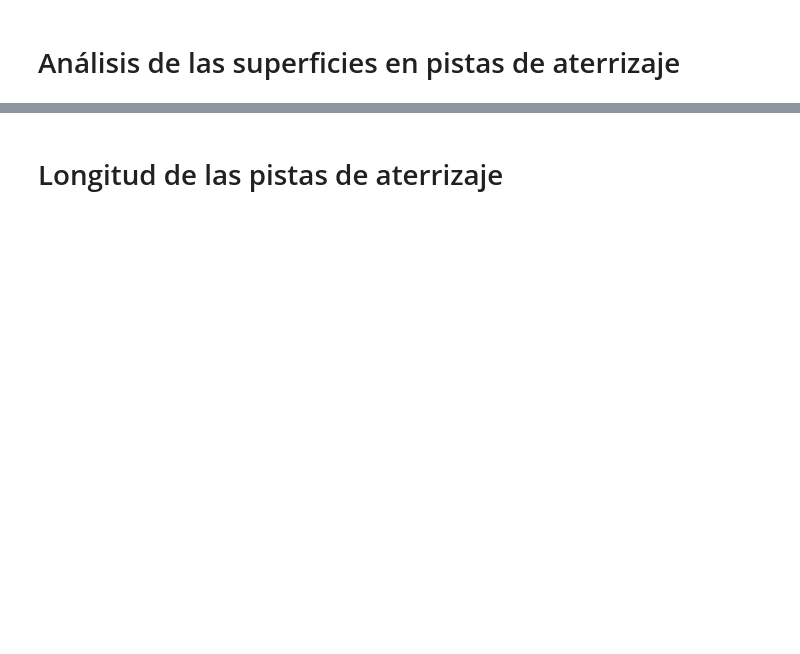
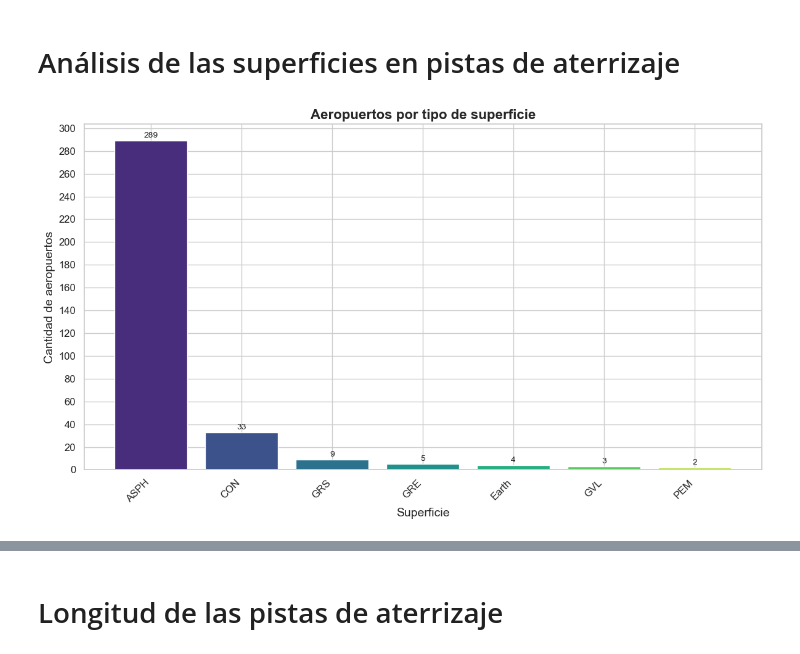
Before and after one commit to Giorferp/Pistas_de_aterrizaje_por_continente, a Jupyter notebook: Informe_pistas_de_aeropuertos.ipynb, the cells around one changed output, grey strips where cells are left out. Cells and saved outputs as stored; diff of their text form; code cells hidden in the pictures; blank space fills up the shorter version.

Commit message:
modificaciones visuales del documento

```diff
--- a/Informe_pistas_de_aeropuertos.ipynb
+++ b/Informe_pistas_de_aeropuertos.ipynb
@@ -1,12 +1,12 @@
 # %%
 # Importar paquetes
-
 import seaborn as sns
 import pandas as pd
+import pdfkit
 import matplotlib.pyplot as plt
 from sqlalchemy import create_engine
 import plotly.express as px
-engine = create_engine('sqlite:///C:\\Users\\Giovanni\\OneDrive\\Documents\\GitHub\\Pistas_de_aterrizaje_por_continente\\OurAirports_DataSource.sqlite')
+engine = create_engine('sqlite:///C:\\Users\\sexzai\\Pistas_de_aterrizaje_por_continente\\OurAirports_DataSource.sqlite')
 
 query = "SELECT * FROM SA_Airports;"
 sa_airports = pd.read_sql_query(query, engine)
@@ -32,14 +43,25 @@ SA_Airports es una entidad destinada al análisis de pistas de aterrizaje de Am
 # Análisis de las superficies en pistas de aterrizaje
 # %%
 #Grafico de barras para superficies
-sa_airports['surface'] = pd.Categorical(sa_airports['surface'])
-plt.figure(figsize=(10, 6))
+
 superficies = sa_airports['surface'].value_counts()
-plt.bar(superficies.index, superficies.values, color='green')
-plt.yticks(range(0, max(superficies.values) + 20, 20))
-plt.xlabel('Superficie', fontsize=12)
-plt.ylabel('Cantidad de aeropuertos', fontsize=12)
-plt.title('Aeropuertos por tipo de superficie')
+
+sns.set(style="whitegrid")
+plt.figure(figsize=(12, 7))
+bars = plt.bar(superficies.index, superficies.values, color=sns.color_palette("viridis", len(superficies)))
+for bar in bars:
+    yval = bar.get_height()
+    plt.text(bar.get_x() + bar.get_width()/2, yval + 1, int(yval), ha='center', va='bottom', fontsize=10)
+
+plt.xticks(rotation=45, ha='right', fontsize=12)
+plt.yticks(range(0, max(superficies.values) + 20, 20), fontsize=12)
+plt.xlabel('Superficie', fontsize=14)
+plt.ylabel('Cantidad de aeropuertos', fontsize=14)
+plt.title('Aeropuertos por tipo de superficie', fontsize=16, fontweight='bold')
+
+plt.tight_layout()
 plt.show()
+# %% [output]
+[figure, added]
 # %% [markdown]
 El anterior gráfico de barras indica los tipos de superficies que se pueden observar en Sur América, estas superficies son: ASPH, CON, GRS, GRE, EARTH, GVL y PEM; los cuales son abreviaciones (en su mayoría) de Asfalto, Concreto, Hierva, Tierra, Grava y Pavimento poroso respectivamente.
```
Also changed, not shown: parts of 13 cells of this notebook, 1 other file.
